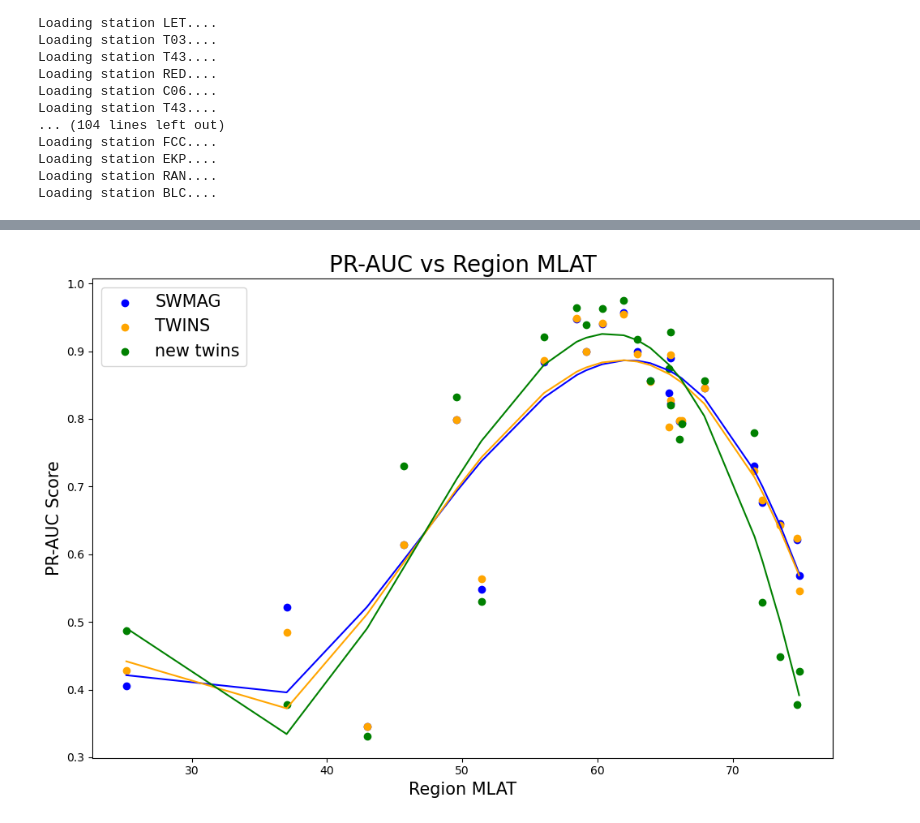
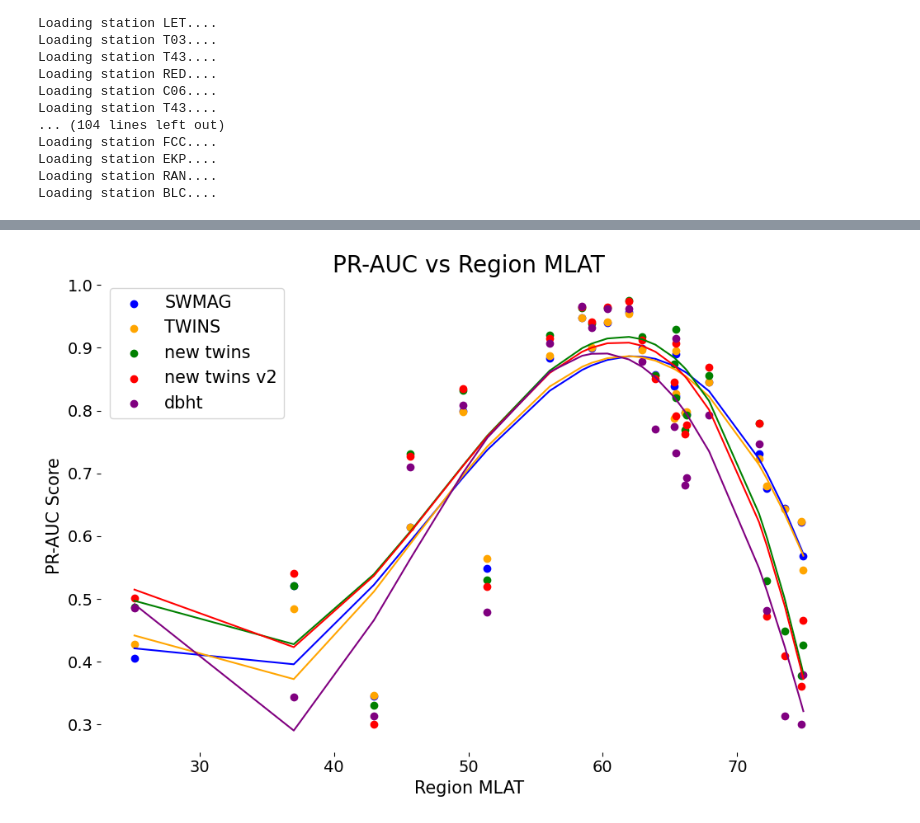
Before and after one commit to mikecoughlan/including_ion_temp_maps, a Jupyter notebook: examining_results.ipynb, the cells around one changed output, grey strips where cells are left out. Saved outputs shown, nothing was run; the diff lists cells and outputs as text; code cells hidden in the pictures.

```diff
--- a/examining_results.ipynb
+++ b/examining_results.ipynb
@@ -38,18 +40,28 @@ results = {}
 for cluster in cluster_dict.values():
 	for key, region in cluster['regions'].items():
 		results[key] = {}
+		results[key]['mean_lat'] = utils.getting_mean_lat(region['stations'])
+		results[key]['mlt_station'] = region['mlt_station']
 		if key in list_of_oversampled_regions:
 			results[key]['swmag_results'] = pd.read_feather(f'{results_dir}/non_twins_modeling_region_{key}_version_swmag_v6-oversampling.feather')
 			results[key]['twins_results'] = pd.read_feather(f'{results_dir}/twins_modeling_region_{key}_version_twins_v_maxpooling_oversampling.feather')
 			results[key]['alt_results'] = pd.read_feather(f'{results_dir}/twins_modeling_region_{key}_version_twins_alt_method_v_maxpooling_oversampling.feather')
+			results[key]['alt_v2'] = pd.read_feather(f'{results_dir}/twins_modeling_region_{key}_version_twins_alt_method_v2_maxpooling_oversampling.feather')
+			results[key]['dbht'] = pd.read_feather(f'{dbht_results_dir}/twins_modeling_region_{key}_version_twins_v_dbht_maxpooling_oversampling.feather')
 
 		else:
 			results[key]['swmag_results'] = pd.read_feather(f'{results_dir}/non_twins_modeling_region_{key}_version_swmag_v6-1.feather')
 			results[key]['twins_results'] = pd.read_feather(f'{results_dir}/twins_modeling_region_{key}_version_twins_v_maxpooling.feather')
+			results[key]['dbht'] = pd.read_feather(f'{dbht_results_dir}/twins_modeling_region_{key}_version_twins_v_dbht_maxpooling.feather')
+			if key == 'JPN-1':
+				continue
 			results[key]['alt_results'] = pd.read_feather(f'{results_dir}/twins_modeling_region_{key}_version_twins_alt_method_v_maxpooling.feather')
-		results[key]['mean_lat'] = utils.getting_mean_lat(region['stations'])
+			results[key]['alt_v2'] = pd.read_feather(f'{results_dir}/twins_modeling_region_{key}_version_twins_alt_method_v2_maxpooling.feather')
+
 
 results['JPN-1']['alt_results'] = pd.read_feather(f'{results_dir}/twins_modeling_region_JPN-1_version_twins_alt_method_v_maxpooling_oversampling.feather')
+results['JPN-1']['alt_v2'] = pd.read_feather(f'{results_dir}/twins_modeling_region_JPN-1_version_twins_alt_method_v2_maxpooling_oversampling.feather')
+results['GRL-0']['dbht'] = pd.read_feather(f'{dbht_results_dir}/twins_modeling_region_GRL-0_version_twins_v_dbht_maxpooling_oversampling.feather')
 # %% [output]
 Loading station NEW....
 Loading station T19....
@@ -71,17 +752,25 @@ Loading station BLC....
 # %%
-swmag_auc, maxpool_auc, alt_auc, swmag_roc, maxpool_roc, alt_maxpool, mean_lat = [], [], [], [], [], [], []
+swmag_auc, maxpool_auc, alt_auc, alt_v2_auc, dbht_auc, swmag_roc, maxpool_roc, alt_roc, alt_v2_roc, dbht_roc, mean_lat = [], [], [], [], [], [], [], [], [], [], []
 for key in results.keys():
-
+	print(key)
 	roc = roc_curve(y_true=results[key]['swmag_results']['actual'], y_score=results[key]['swmag_results']['predicted_mean'])
 	swmag_roc.append(auc(roc[0], roc[1]))
 	roc = roc_curve(y_true=results[key]['twins_results']['actual'], y_score=results[key]['twins_results']['predicted_mean'])
 	maxpool_roc.append(auc(roc[0], roc[1]))
 	roc = roc_curve(y_true=results[key]['alt_results']['actual'], y_score=results[key]['alt_results']['predicted_mean'])
-	alt_maxpool.append(auc(roc[0], roc[1]))
+	alt_roc.append(auc(roc[0], roc[1]))
+	roc = roc_curve(y_true=results[key]['alt_v2']['actual'], y_score=results[key]['alt_v2']['predicted_mean'])
+	alt_v2_roc.append(auc(roc[0], roc[1]))
+	roc = roc_curve(y_true=results[key]['dbht']['actual'], y_score=results[key]['dbht']['predicted_mean'])
+	dbht_roc.append(auc(roc[0], roc[1]))
 	prec, rec, __ = precision_recall_curve(y_true=results[key]['swmag_results']['actual'], probas_pred=results[key]['swmag_results']['predicted_mean'])
 	swmag_auc.append(auc(rec, prec))
 	prec, rec, __ = precision_recall_curve(y_true=results[key]['twins_results']['actual'], probas_pred=results[key]['twins_results']['predicted_mean'])
 	maxpool_auc.append(auc(rec, prec))
 	prec, rec, __ = precision_recall_curve(y_true=results[key]['alt_results']['actual'], probas_pred=results[key]['alt_results']['predicted_mean'])
 	alt_auc.append(auc(rec, prec))
+	prec, rec, __ = precision_recall_curve(y_true=results[key]['alt_v2']['actual'], probas_pred=results[key]['alt_v2']['predicted_mean'])
+	alt_v2_auc.append(auc(rec, prec))
+	prec, rec, __ = precision_recall_curve(y_true=results[key]['dbht']['actual'], probas_pred=results[key]['dbht']['predicted_mean'])
+	dbht_auc.append(auc(rec, prec))
 	mean_lat.append(results[key]['mean_lat'])
@@ -88,11 +780,15 @@ for key in results.keys():
 # %%
 swmag_plot_df = pd.DataFrame({'mean_lat':mean_lat, 'swmag_auc':swmag_auc, 'swmag_roc':swmag_roc})
 maxpool_plot_df = pd.DataFrame({'mean_lat':mean_lat, 'twins_auc':maxpool_auc, 'twins_roc':maxpool_roc})
-alt_plot_df = pd.DataFrame({'mean_lat':mean_lat, 'alt_auc':alt_auc, 'alt_roc':alt_maxpool})
+alt_plot_df = pd.DataFrame({'mean_lat':mean_lat, 'alt_auc':alt_auc, 'alt_roc':alt_roc})
+alt_v2_plot_df = pd.DataFrame({'mean_lat':mean_lat, 'alt_v2_auc':alt_v2_auc, 'alt_v2_roc':alt_v2_roc})
+dbht_plot_df = pd.DataFrame({'mean_lat':mean_lat, 'dbht_auc':dbht_auc, 'dbht_roc':dbht_roc})
 
 swmag_plot_df.sort_values(by='mean_lat', inplace=True)
 maxpool_plot_df.sort_values(by='mean_lat', inplace=True)
 alt_plot_df.sort_values(by='mean_lat', inplace=True)
+alt_v2_plot_df.sort_values(by='mean_lat', inplace=True)
+dbht_plot_df.sort_values(by='mean_lat', inplace=True)
 # %%
 selected_region = 'FSC-6'
 
@@ -196,28 +996,36 @@ TWIN:   F1: 0.4879      AUC: 0.4848
 # %%
 fig, axes = plt.subplots(1,1,figsize=(10,7))
 axes.scatter(swmag_plot_df['mean_lat'], swmag_plot_df['swmag_auc'], label='SWMAG', color='blue')
 axes.scatter(maxpool_plot_df['mean_lat'], maxpool_plot_df['twins_auc'], label='TWINS', color='orange')
 axes.scatter(alt_plot_df['mean_lat'], alt_plot_df['alt_auc'], label='new twins', color='green')
+axes.scatter(alt_v2_plot_df['mean_lat'], alt_v2_plot_df['alt_v2_auc'], label='new twins v2', color='red')
+axes.scatter(dbht_plot_df['mean_lat'], dbht_plot_df['dbht_auc'], label='dbht', color='purple')
 
 swmag_z = np.polyfit(swmag_plot_df['mean_lat'], swmag_plot_df['swmag_auc'], 4)
 swmag_p = np.poly1d(swmag_z)
 maxpool_z = np.polyfit(maxpool_plot_df['mean_lat'], maxpool_plot_df['twins_auc'], 4)
 maxpool_p = np.poly1d(maxpool_z)
 alt_z = np.polyfit(alt_plot_df['mean_lat'], alt_plot_df['alt_auc'], 4)
 alt_p = np.poly1d(alt_z)
+alt_v2_z = np.polyfit(alt_v2_plot_df['mean_lat'], alt_v2_plot_df['alt_v2_auc'], 4)
+alt_v2_p = np.poly1d(alt_v2_z)
+dbht_z = np.polyfit(dbht_plot_df['mean_lat'], dbht_plot_df['dbht_auc'], 4)
+dbht_p = np.poly1d(dbht_z)
 
 axes.plot(swmag_plot_df['mean_lat'], swmag_p(swmag_plot_df['mean_lat']), color='blue')
 axes.plot(maxpool_plot_df['mean_lat'], maxpool_p(maxpool_plot_df['mean_lat']), color='orange')
 axes.plot(alt_plot_df['mean_lat'], alt_p(alt_plot_df['mean_lat']), color='green')
+axes.plot(alt_v2_plot_df['mean_lat'], alt_v2_p(alt_v2_plot_df['mean_lat']), color='red')
+axes.plot(dbht_plot_df['mean_lat'], dbht_p(dbht_plot_df['mean_lat']), color='purple')
 
 axes.set_xlabel('Region MLAT', fontsize=15)
 axes.set_ylabel('PR-AUC Score', fontsize=15)
 axes.set_title('PR-AUC vs Region MLAT', fontsize=20)
 axes.legend(loc='upper left', fontsize=15)
 plt.tight_layout()
 plt.savefig(f'plots/GEM_2024_plots/pr-auc_vs_region_mlat_swmag_maxpool.png')
 # %% [output]
-[figure, old version]
+[figure, new version]
 # %%
 fig, axes = plt.subplots(1,1,figsize=(10,7))
 axes.scatter(swmag_plot_df['mean_lat'], swmag_plot_df['swmag_roc'], label='SWMAG', color='blue')
```
Also changed, not shown: parts of 12 cells of this notebook, 1 other file.
